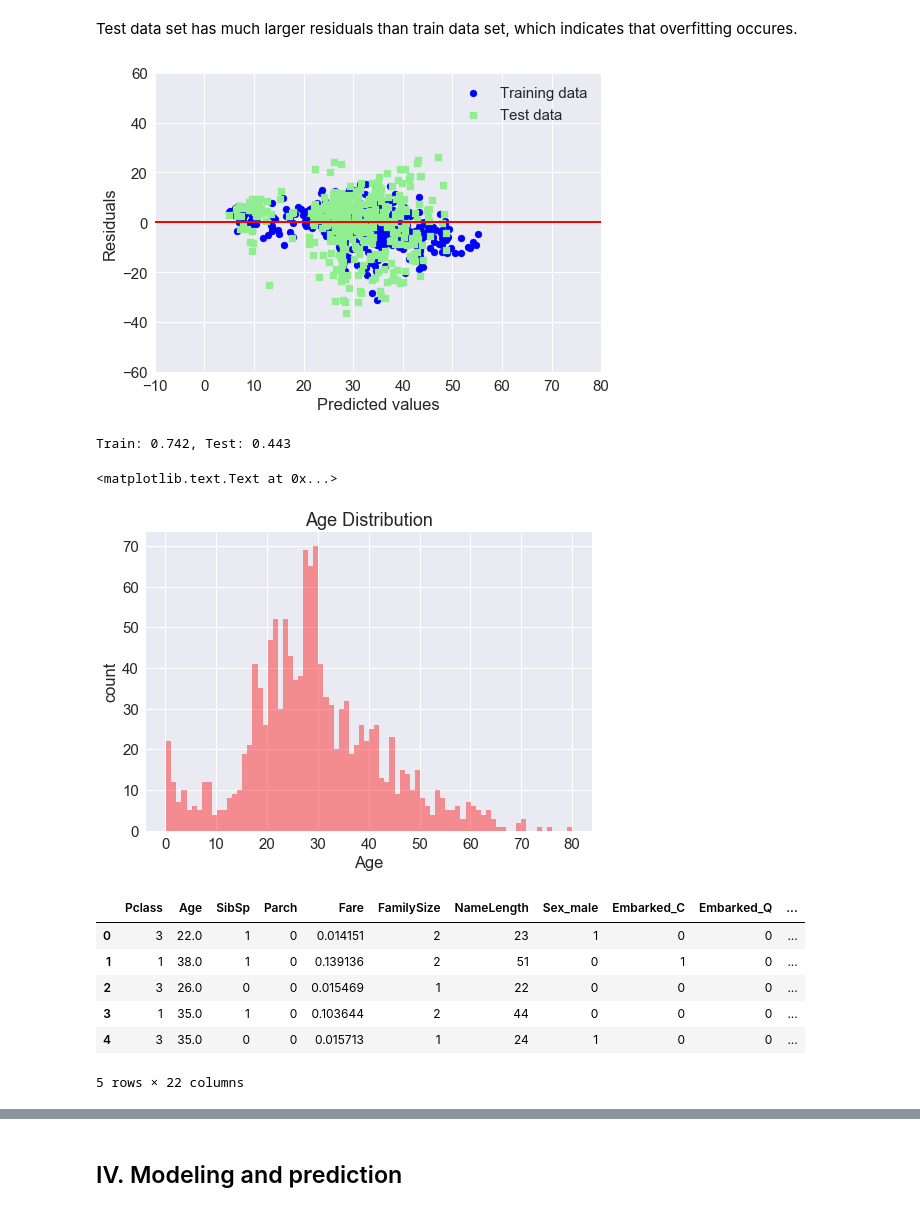
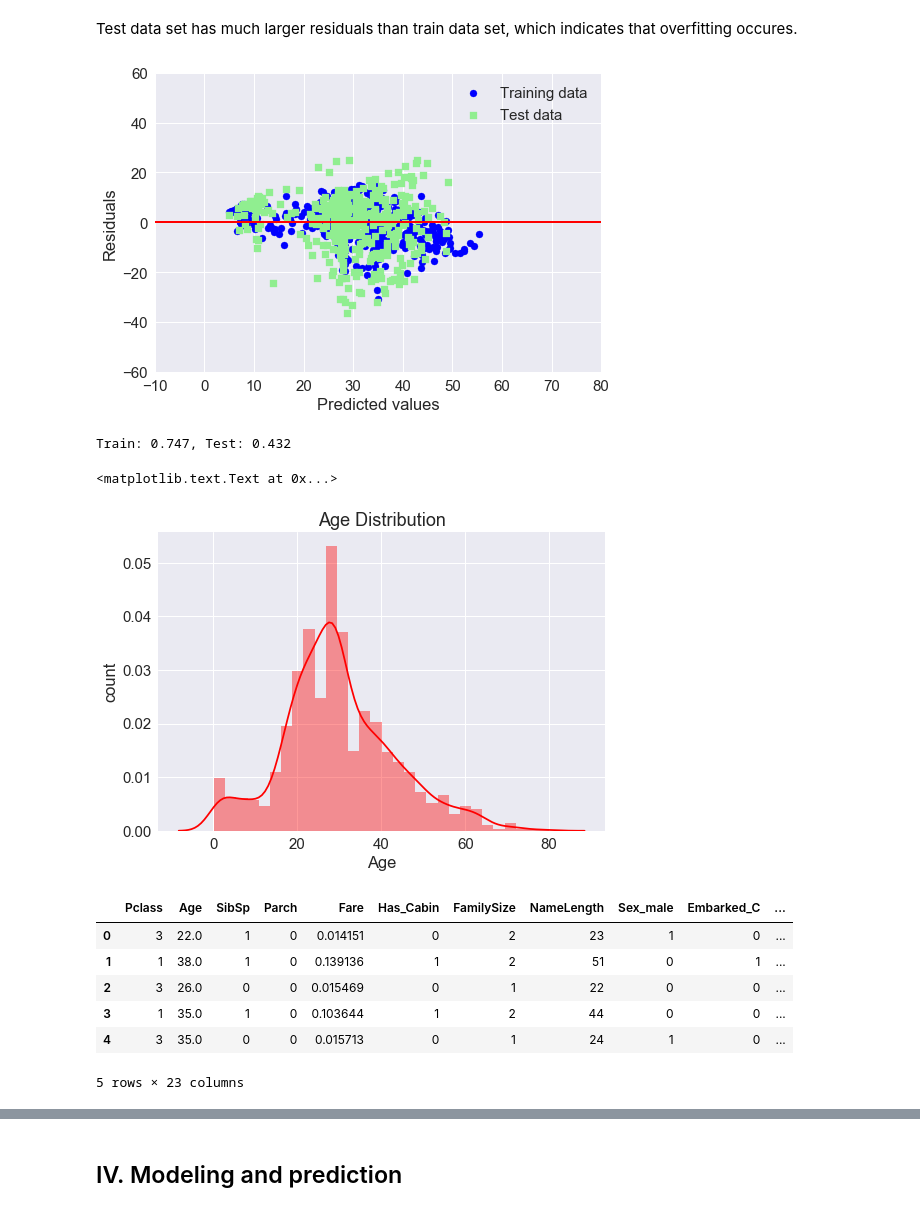
Before and after one commit to yuichiro1988/Titanic-Machine-Learning-from-Disaster, a Jupyter notebook: titanic.ipynb, the cells around one changed output, grey strips where cells are left out. Cells and saved outputs as stored; diff of their text form; code cells hidden in the pictures.

```diff
--- a/titanic.ipynb
+++ b/titanic.ipynb
@@ -434,0 +481,2 @@ memory usage: 122.7+ KB
+# %%
+combined["Has_Cabin"] = combined.apply(lambda row: 0 if row["Cabin"]=="U00" else 1, axis=1)
@@ -716,7 +791,7 @@ def residual_plot(estimator, df, target, predictors, test_size=0.4, random_state
 # %%
 from sklearn.ensemble import RandomForestRegressor
 
-rfr = RandomForestRegressor(n_estimators=200,
+rfr = RandomForestRegressor(n_estimators=300,
                             max_features="sqrt",
                             random_state=1,
                             criterion="mse",
@@ -743,33 +818,33 @@ plt, r2_train, r2_test, X_train, X_test, y_train, y_test, y_train_pred, y_test_p
 plt.show()
 print("Train: {0:.3f}, Test: {1:.3f}".format(r2_train, r2_test))
 # %% [output]
-[figure, old version]
+[figure, new version]
-Train: 0.742, Test: 0.443
+Train: 0.747, Test: 0.432
 # %%
 df_train_age = combined[combined.Age.notnull()]
 df_train_age = df_train_age[df_train_age["Age"] < 70]
 df_test_age = combined[combined.Age.isnull()]
 
 rfr.fit(df_train_age.drop("Age", axis=1), df_train_age["Age"])
 predicted_age = rfr.predict(df_test_age.drop("Age", axis=1))
 combined.loc[combined["Age"].isnull(), "Age"] = predicted_age
 
-sns.distplot(combined["Age"], bins=80, kde=False, color="red")
+sns.distplot(combined["Age"], bins=30, kde=True, color="red")
 sns.plt.title("Age Distribution")
 plt.ylabel("count")
 # %% [output]
 <matplotlib.text.Text at 0x...>
-[figure, old version]
+[figure, new version]
 # %%
 combined.head()
 # %% [output]
-|  | Pclass | Age | SibSp | Parch | Fare | FamilySize | NameLength | Sex_male | Embarked_C | Embarked_Q | ... |
-| 0 | 3 | 22.0 | 1 | 0 | 0.014151 | 2 | 23 | 1 | 0 | 0 | ... |
-| 1 | 1 | 38.0 | 1 | 0 | 0.139136 | 2 | 51 | 0 | 1 | 0 | ... |
-| 2 | 3 | 26.0 | 0 | 0 | 0.015469 | 1 | 22 | 0 | 0 | 0 | ... |
-| 3 | 1 | 35.0 | 1 | 0 | 0.103644 | 2 | 44 | 0 | 0 | 0 | ... |
-| 4 | 3 | 35.0 | 0 | 0 | 0.015713 | 1 | 24 | 1 | 0 | 0 | ... |
+|  | Pclass | Age | SibSp | Parch | Fare | Has_Cabin | FamilySize | NameLength | Sex_male | Embarked_C | ... |
+| 0 | 3 | 22.0 | 1 | 0 | 0.014151 | 0 | 2 | 23 | 1 | 0 | ... |
+| 1 | 1 | 38.0 | 1 | 0 | 0.139136 | 1 | 2 | 51 | 0 | 1 | ... |
+| 2 | 3 | 26.0 | 0 | 0 | 0.015469 | 0 | 1 | 22 | 0 | 0 | ... |
+| 3 | 1 | 35.0 | 1 | 0 | 0.103644 | 1 | 2 | 44 | 0 | 0 | ... |
+| 4 | 3 | 35.0 | 0 | 0 | 0.015713 | 0 | 1 | 24 | 1 | 0 | ... |
-5 rows × 22 columns
+5 rows × 23 columns
 # %%
 combined["Age"] = mms.fit_transform(combined["Age"])
 combined.head()
```
Also changed, not shown: parts of 66 cells of this notebook.
